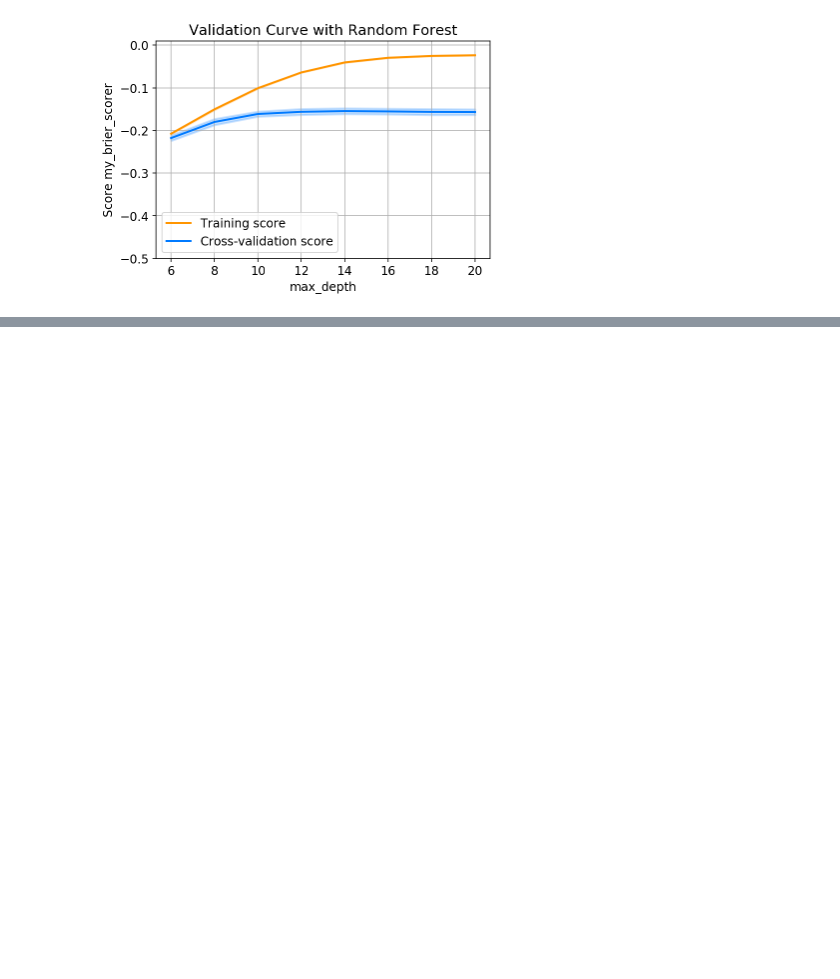
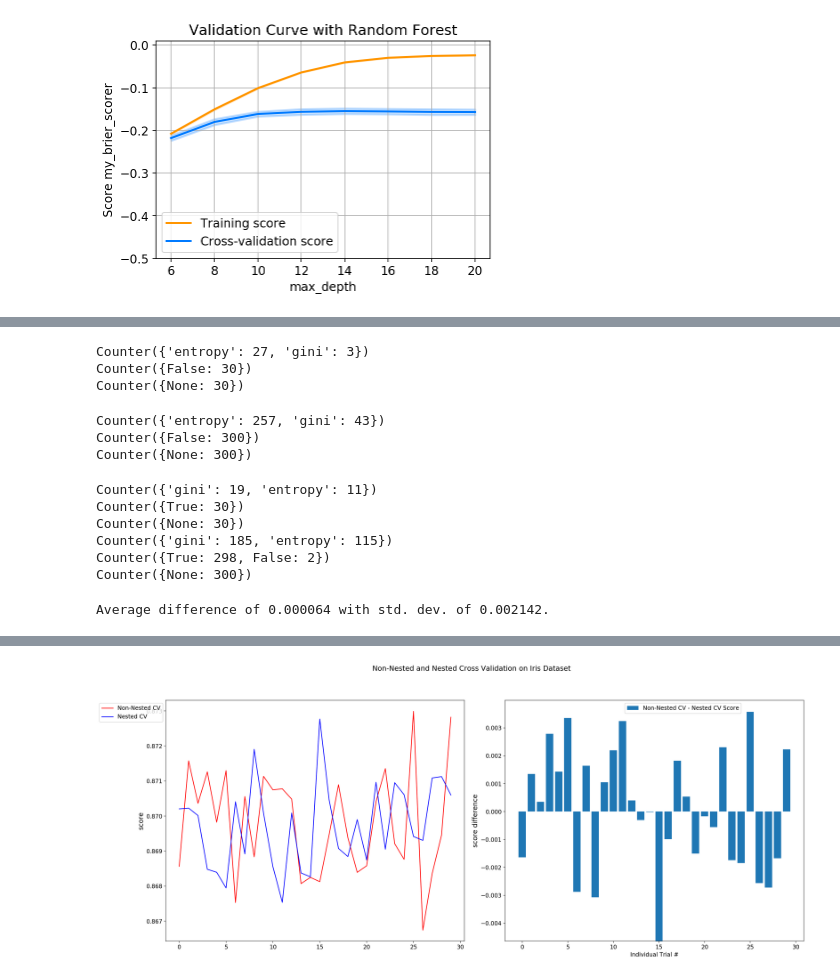
Before and after one commit to albertosm27/bloscml, a Jupyter notebook: notebooks/deliver/random_forest_analysis.ipynb, the cells around one changed output, grey strips where cells are left out. Drawn from its saved outputs; the diff is of its cells as text; code cells hidden in the pictures; blank space fills up the shorter version.

```diff
--- a/notebooks/deliver/random_forest_analysis.ipynb
+++ b/notebooks/deliver/random_forest_analysis.ipynb
@@ -157,0 +91,76 @@ for non_nested_scores, nested_scores in (all_non_nested_scores, all_nested_score
+# %%
+nested_clf = joblib.load('../src/nested_estimators_my_accuracy_scorer.pkl')
+non_nested_clf = joblib.load('../src/non_nested_estimators_my_accuracy_scorer.pkl')
+# %%
+crits = []
+boots = []
+weights = []
+for est in non_nested_clf:
+    aux_dict = est.get_params()
+    crits.append(aux_dict.get('criterion'))
+    boots.append(aux_dict.get('bootstrap'))
+    weights.append(aux_dict.get('class_weight'))
+print(Counter(crits))
+print(Counter(boots))
+print(Counter(weights))
+# %% [output]
+Counter({'entropy': 27, 'gini': 3})
+Counter({False: 30})
+Counter({None: 30})
+# %%
+crits = []
+boots = []
+weights = []
+for estimators in nested_clf:
+    for est in estimators:
+        aux_dict = est.get_params()
+        crits.append(aux_dict.get('criterion'))
+        boots.append(aux_dict.get('bootstrap'))
+        weights.append(aux_dict.get('class_weight'))
+print(Counter(crits))
+print(Counter(boots))
+print(Counter(weights))
+# %% [output]
+Counter({'entropy': 257, 'gini': 43})
+Counter({False: 300})
+Counter({None: 300})
+# %%
+nested_clf = joblib.load('../src/nested_estimators_my_brier_scorer.pkl')
+non_nested_clf = joblib.load('../src/non_nested_estimators_my_brier_scorer.pkl')
+crits = []
+boots = []
+weights = []
+for est in non_nested_clf:
+    aux_dict = est.get_params()
+    crits.append(aux_dict.get('criterion'))
+    boots.append(aux_dict.get('bootstrap'))
+    weights.append(aux_dict.get('class_weight'))
+print(Counter(crits))
+print(Counter(boots))
+print(Counter(weights))
+crits = []
+boots = []
+weights = []
+for estimators in nested_clf:
+    for est in estimators:
+        aux_dict = est.get_params()
+        crits.append(aux_dict.get('criterion'))
+        boots.append(aux_dict.get('bootstrap'))
+        weights.append(aux_dict.get('class_weight'))
+print(Counter(crits))
+print(Counter(boots))
+print(Counter(weights))
+# %% [output]
+Counter({'gini': 19, 'entropy': 11})
+Counter({True: 30})
+Counter({None: 30})
+Counter({'gini': 185, 'entropy': 115})
+Counter({True: 298, False: 2})
+Counter({None: 300})
+# %%
+nested_acc = joblib.load('../src/nested_scores_my_accuracy_scorer.pkl')
+non_nested_acc = joblib.load('../src/non_nested_scores_my_accuracy_scorer.pkl')
+# %%
+mp.plot_nested_cv(non_nested_acc, nested_acc)
+# %% [output]
+Average difference of 0.000064 with std. dev. of 0.002142.
@@ -157,0 +168 @@ for non_nested_scores, nested_scores in (all_non_nested_scores, all_nested_score
+[figure, added]
```
Also changed, not shown: parts of 28 cells of this notebook, 9 other files.
